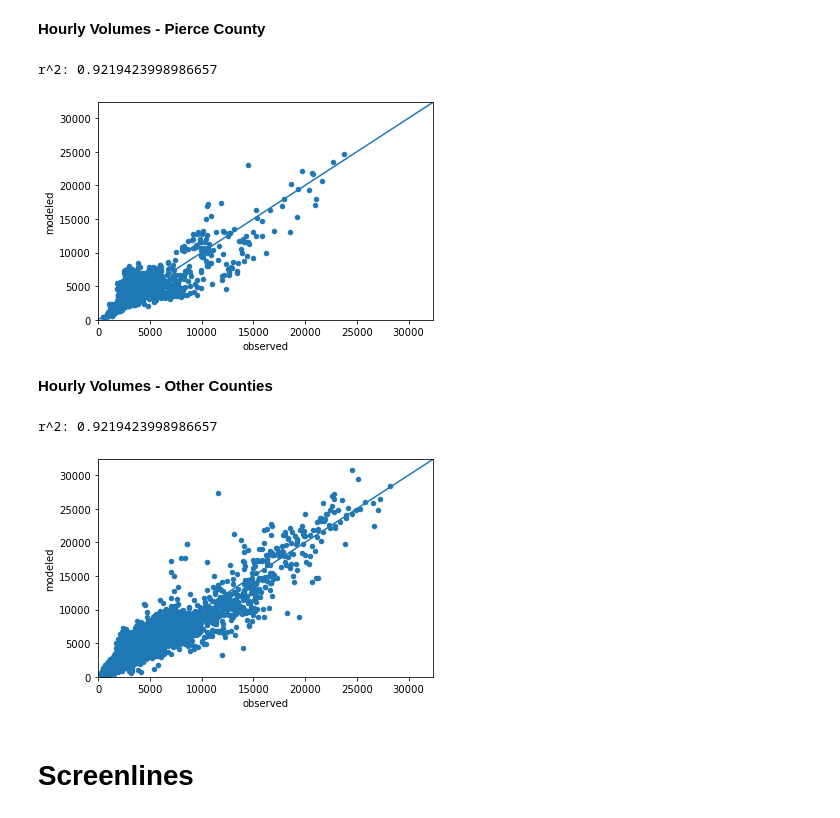
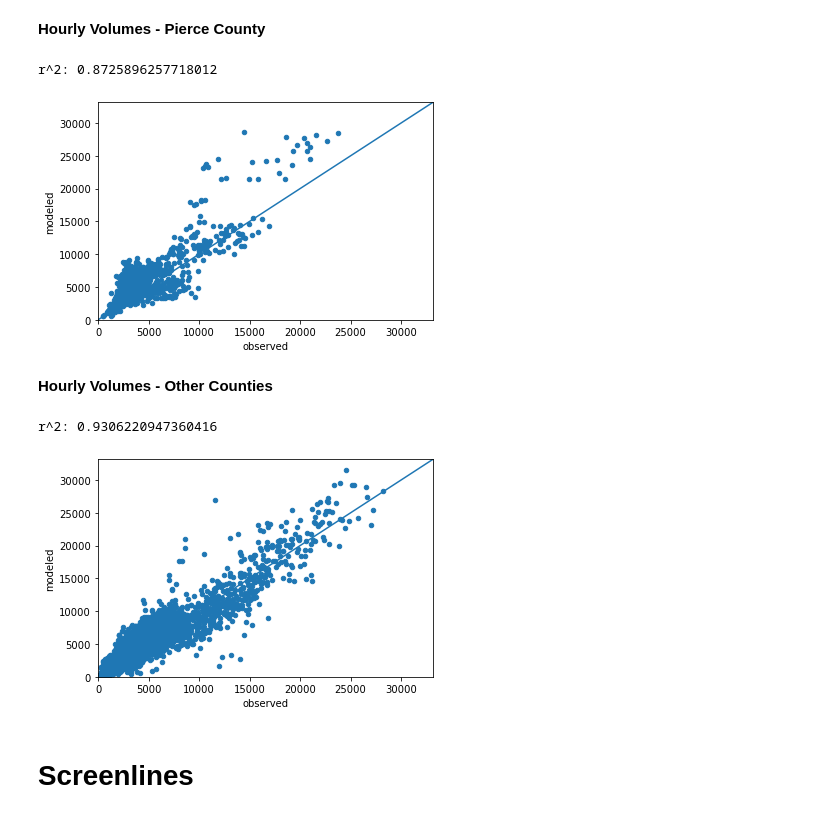
Before and after one commit to RSGInc/PierceCast, a Jupyter notebook: scripts/summarize/notebooks/validation/validation.ipynb, the cells around one changed output. Saved outputs shown, nothing was run; the diff lists cells and outputs as text; code cells hidden in the pictures.

```diff
--- a/scripts/summarize/notebooks/validation/validation.ipynb
+++ b/scripts/summarize/notebooks/validation/validation.ipynb
@@ -237,26 +237,26 @@ ax.set_ylim(0,lim)
 ax.set_xlim(0,lim)
 x = np.linspace(*ax.get_xlim())
 ax.plot(x, x)
-slope, intercept, r_value, p_value, std_err = stats.linregress(df['observed'],df['modeled'])
+slope, intercept, r_value, p_value, std_err = stats.linregress(df1['observed'],df1['modeled'])
 print('r^2: ' + str(r_value))
 # %% [output]
-r^2: 0.9219423998986657
+r^2: 0.8725896257718012
-[figure, old version]
+[figure, new version]
 # %% [markdown]
 **Hourly Volumes - Other Counties**
 # %%
 df2 = df[df['county'] != 'Pierce']
 ax = df2.plot(kind='scatter', x='observed', y='modeled')
 lim = df[['observed','modeled']].max().max()*1.05
 ax.set_ylim(0,lim)
 ax.set_xlim(0,lim)
 x = np.linspace(*ax.get_xlim())
 ax.plot(x, x)
-slope, intercept, r_value, p_value, std_err = stats.linregress(df['observed'],df['modeled'])
+slope, intercept, r_value, p_value, std_err = stats.linregress(df2['observed'],df2['modeled'])
 print('r^2: ' + str(r_value))
 # %% [output]
-r^2: 0.9219423998986657
+r^2: 0.9306220947360416
-[figure, old version]
+[figure, new version]
 # %% [markdown]
 # Screenlines
 # %%
```
Also changed, not shown: parts of 48 cells of this notebook, 15 other files.
